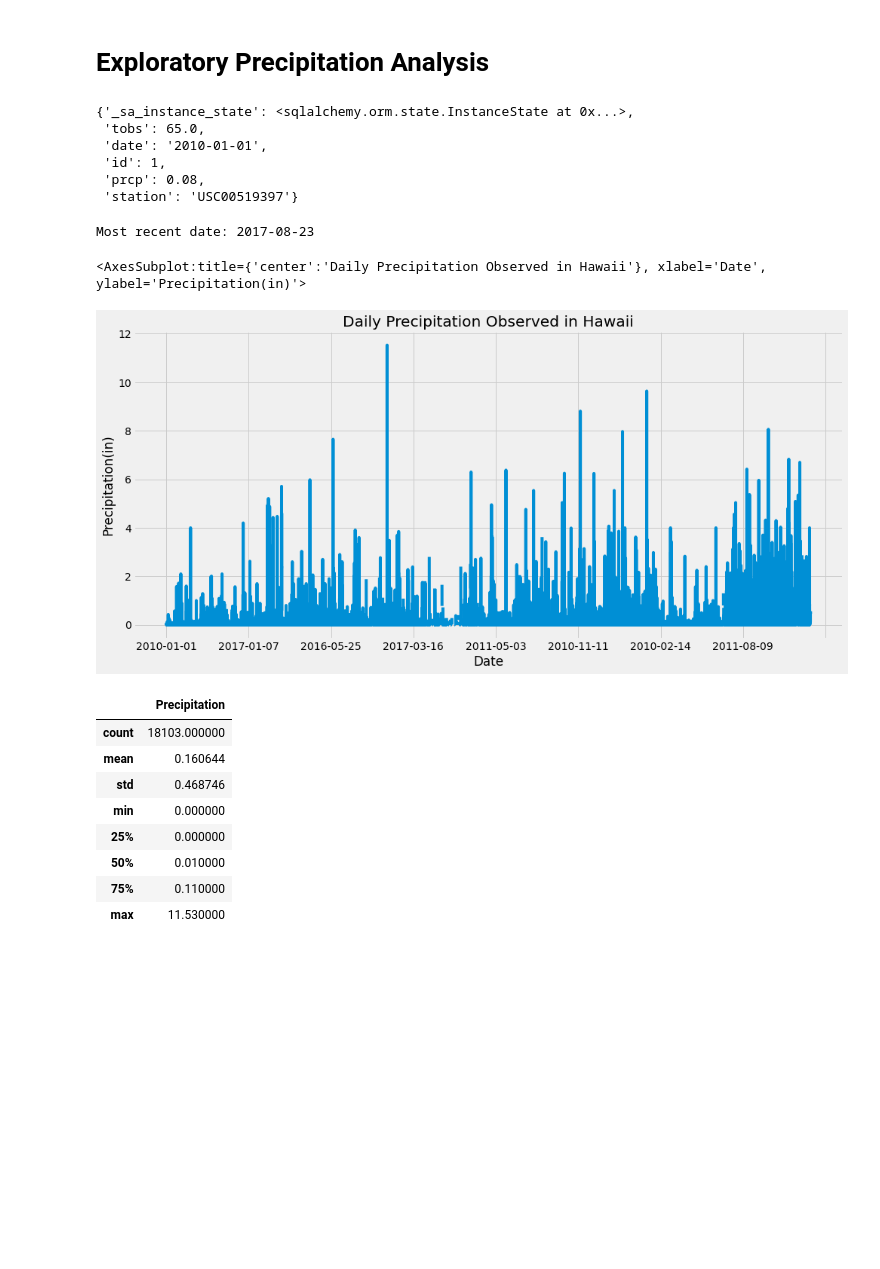
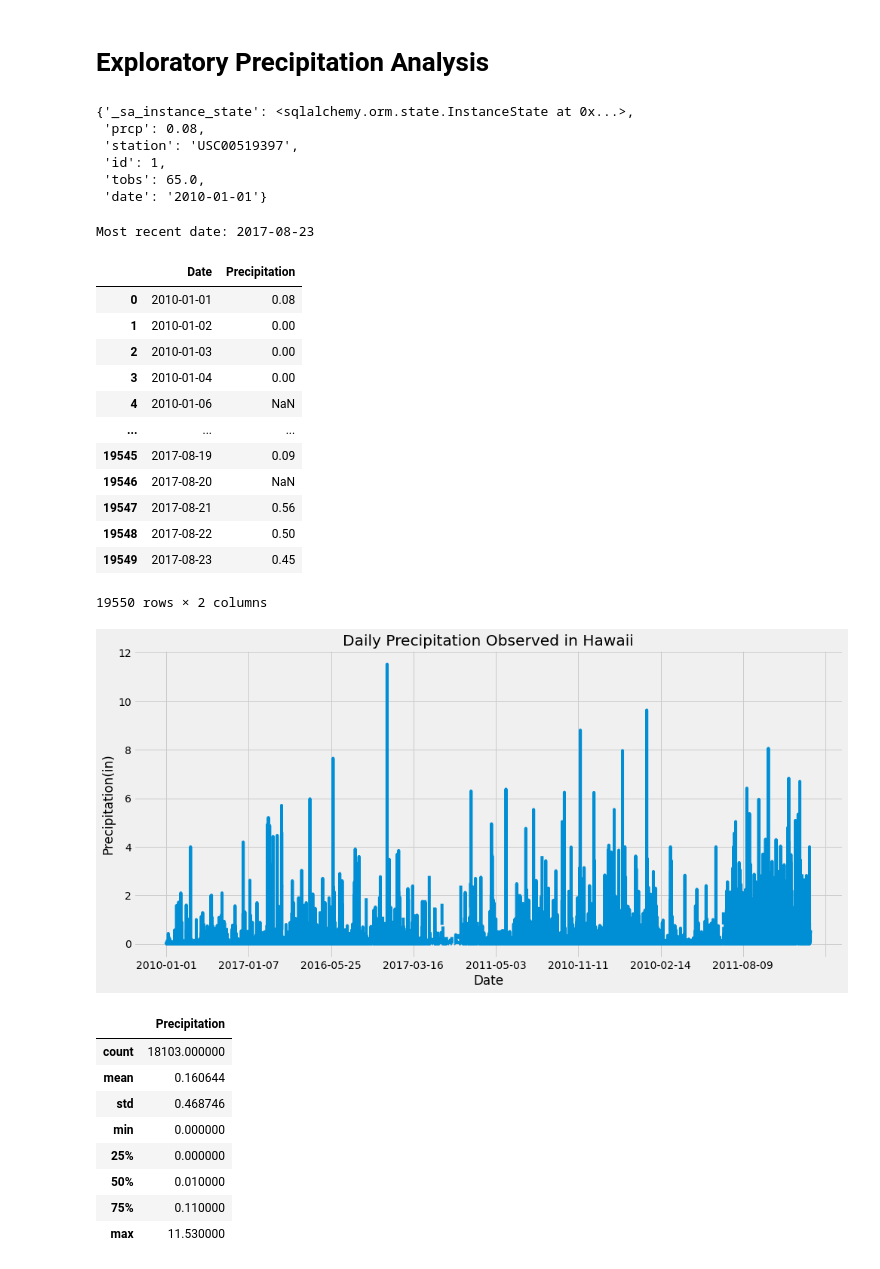
Before and after one commit to IIVIIIII/Precipitation_Analysis, a Jupyter notebook: climate.ipynb, the cells around one changed output. Drawn from its saved outputs; the diff is of its cells as text; code cells hidden in the pictures; blank space fills up the shorter version.

```diff
--- a/climate.ipynb
+++ b/climate.ipynb
@@ -18,7 +18,7 @@ from sqlalchemy import create_engine, func
 # %%
 # create engine to hawaii.sqlite
 
-engine = create_engine("sqlite:///Resources/hawaii.sqlite")
+engine = create_engine("sqlite:///resources/hawaii.sqlite")
 # %%
 # reflect the tables
 
@@ -45,11 +45,11 @@ session = Session(engine)
 session.query(measurement).first().__dict__
 # %% [output]
 {'_sa_instance_state': <sqlalchemy.orm.state.InstanceState at 0x...>,
+ 'prcp': 0.08,
+ 'station': 'USC00519397',
+ 'id': 1,
  'tobs': 65.0,
- 'date': '2010-01-01',
- 'id': 1,
- 'prcp': 0.08,
- 'station': 'USC00519397'}
+ 'date': '2010-01-01'}
 # %%
 # Find the most recent date in the data set.
 
@@ -61,31 +61,45 @@ Most recent date: 2017-08-23
 # %%
 # Design a query to retrieve the last 12 months of precipitation data and plot the results.
 # Starting from the most recent data point in the database.
 
 # Calculate the date one year from the last date in data set.
 
 year_before = recent_dt - dt.timedelta(days=365)
 
 
 # Perform a query to retrieve the date and precipitation scores
 
 df = pd.read_sql("SELECT date, prcp FROM measurement WHERE date >= " + str(year_before), engine.connect()).rename(columns={"date":"Date", "prcp":"Precipitation"})
 df = df
 
 
 # Sort the dataframe by date
 
 df.sort_values(["Date"], ascending=True)
 
 
 # Use Pandas Plotting with Matplotlib to plot the data
 
 x = df["Date"]
 y = df["Precipitation"]
 
 df.plot("Date", "Precipitation", legend=False, ylabel="Precipitation(in)", figsize=(15,7), title="Daily Precipitation Observed in Hawaii")
+
+df
 # %% [output]
+|  | Date | Precipitation |
+| 0 | 2010-01-01 | 0.08 |
+| 1 | 2010-01-02 | 0.00 |
+| 2 | 2010-01-03 | 0.00 |
+| 3 | 2010-01-04 | 0.00 |
+| 4 | 2010-01-06 | NaN |
+| ... | ... | ... |
+| 19545 | 2017-08-19 | 0.09 |
+| 19546 | 2017-08-20 | NaN |
+| 19547 | 2017-08-21 | 0.56 |
+| 19548 | 2017-08-22 | 0.50 |
+| 19549 | 2017-08-23 | 0.45 |
-<AxesSubplot:title={'center':'Daily Precipitation Observed in Hawaii'}, xlabel='Date', ylabel='Precipitation(in)'>
+19550 rows × 2 columns
 [figure]
 # %%
 # Use Pandas to calcualte the summary statistics for the precipitation data
```
